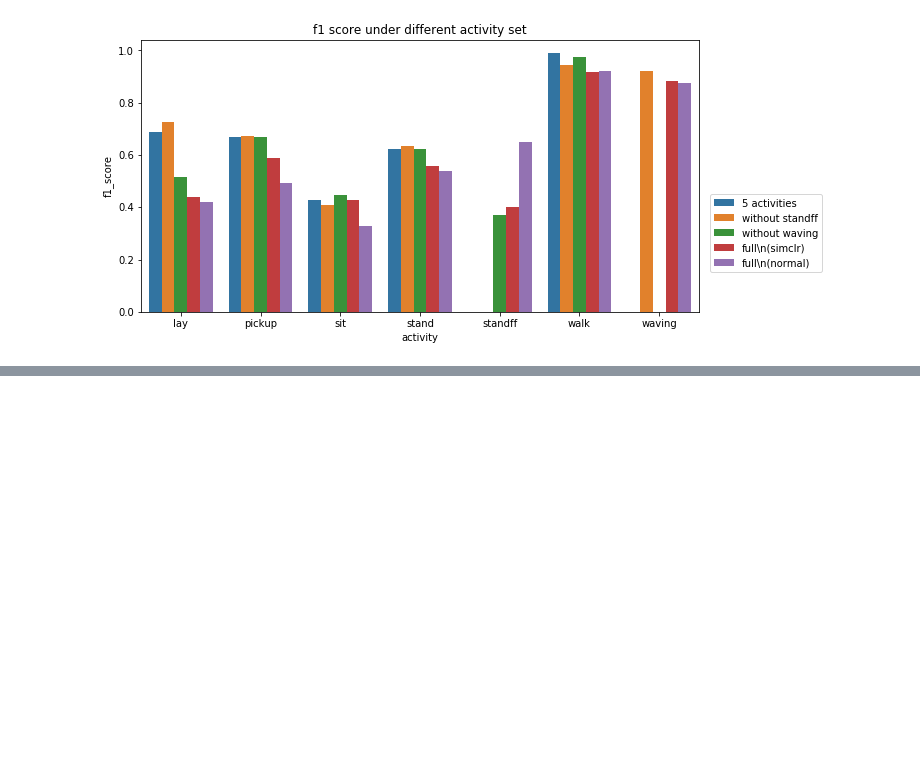
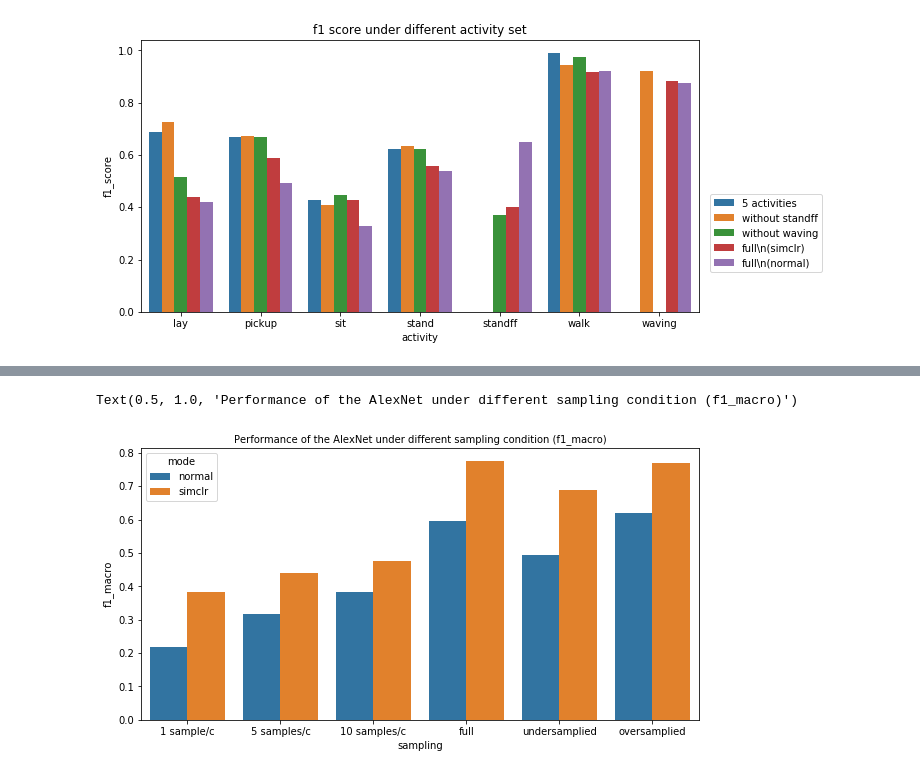
Before and after one commit to hslau44/irs_toolbox, a Jupyter notebook: Report.ipynb, the cells around one changed output, grey strips where cells are left out. Cells and saved outputs as stored; diff of their text form; code cells hidden in the pictures; blank space fills up the shorter version.

```diff
--- a/Report.ipynb
+++ b/Report.ipynb
@@ -112,6 +112,19 @@ clr_deepcnn_5pc  = input_records('finetune',f'Trainmode-simclr-L_Network-{NET}_D
 clr_deepcnn_10pc = input_records('finetune',f'Trainmode-simclr-L_Network-{NET}_Data-exp4csi{PAIR[0]}_Phase_lab-finetune-10')
 clr_deepcnn_uder = input_records('finetune',f'Trainmode-simclr-L_Network-{NET}_Data-exp4csi{PAIR[0]}_Phase_lab-finetune-undersampling')
 clr_deepcnn_over = input_records('finetune',f'Trainmode-simclr-L_Network-{NET}_Data-exp4csi{PAIR[0]}_Phase_lab-finetune-oversampling')
+# %%
+net = 'alexnet'
+nor_net_1pc  = input_records('finetune',f'Trainmode-normal-_Network-{net}_Data-exp4csi{PAIR[0]}_Phase_lab-finetune-1')
+nor_net_5pc  = input_records('finetune',f'Trainmode-normal-_Network-{net}_Data-exp4csi{PAIR[0]}_Phase_lab-finetune-5')
+nor_net_10pc = input_records('finetune',f'Trainmode-normal-_Network-{net}_Data-exp4csi{PAIR[0]}_Phase_lab-finetune-10')
+nor_net_uder = input_records('finetune',f'Trainmode-normal-_Network-{net}_Data-exp4csi{PAIR[0]}_Phase_lab-finetune-undersampling')
+nor_net_over = input_records('finetune',f'Trainmode-normal-_Network-{net}_Data-exp4csi{PAIR[0]}_Phase_lab-finetune-oversampling')
+
+clr_net_1pc  = input_records('finetune',f'Trainmode-simclr-L_Network-{net}_Data-exp4csi{PAIR[0]}_Phase_lab-finetune-1')
+clr_net_5pc  = input_records('finetune',f'Trainmode-simclr-L_Network-{net}_Data-exp4csi{PAIR[0]}_Phase_lab-finetune-5')
+clr_net_10pc = input_records('finetune',f'Trainmode-simclr-L_Network-{net}_Data-exp4csi{PAIR[0]}_Phase_lab-finetune-10')
+clr_net_uder = input_records('finetune',f'Trainmode-simclr-L_Network-{net}_Data-exp4csi{PAIR[0]}_Phase_lab-finetune-undersampling')
+clr_net_over = input_records('finetune',f'Trainmode-simclr-L_Network-{net}_Data-exp4csi{PAIR[0]}_Phase_lab-finetune-oversampling')
 # %%
 clr_deepcnn_p7f5   = input_records('finetune',f'Trainmode-simclr-L_Network-{NET}_Data-exp4csi{PAIR[0]}-j-Extra-p7f5_Phase_lab-finetune-weight')
 clr_deepcnn_p7f6a  = input_records('finetune',f'Trainmode-simclr-L_Network-{NET}_Data-exp4csi{PAIR[0]}-j-Extra-p7f6a_Phase_lab-finetune-weight')
@@ -254,0 +299,23 @@ Text(0.5, 1.0, 'f1 score under different activity set')
+# %%
+# Factor analysis of contrastive pretraining (number of sample)
+
+metric = METRIC
+i = 0
+df = {'mode':[],'sampling':[],metric:[]}
+items = [nor_net_1pc,nor_net_5pc,nor_net_10pc,nor_alexnet,nor_net_uder,nor_net_over,
+         clr_net_1pc,clr_net_5pc,clr_net_10pc,clr_alexnet,clr_net_uder,clr_net_over,]
+
+for tm in ['normal','simclr']:
+    for smp in ['1 sample/c','5 samples/c','10 samples/c','full','undersamplied','oversamplied']:
+        df['mode'].append(tm)
+        df['sampling'].append(smp)
+        df[metric].append(items[i].acc.iloc[-1][metric])
+        i += 1
+
+df = pd.DataFrame(df,index=range(0,i))
+plt.figure(figsize=(10,5))
+sns.barplot(data=df,y=metric,x='sampling',hue='mode')
+plt.title(f'Performance of the AlexNet under different sampling condition ({metric})',fontsize=10)
+# %% [output]
+Text(0.5, 1.0, 'Performance of the AlexNet under different sampling condition (f1_macro)')
+[figure, added]
```
Also changed, not shown: parts of 5 cells of this notebook.
